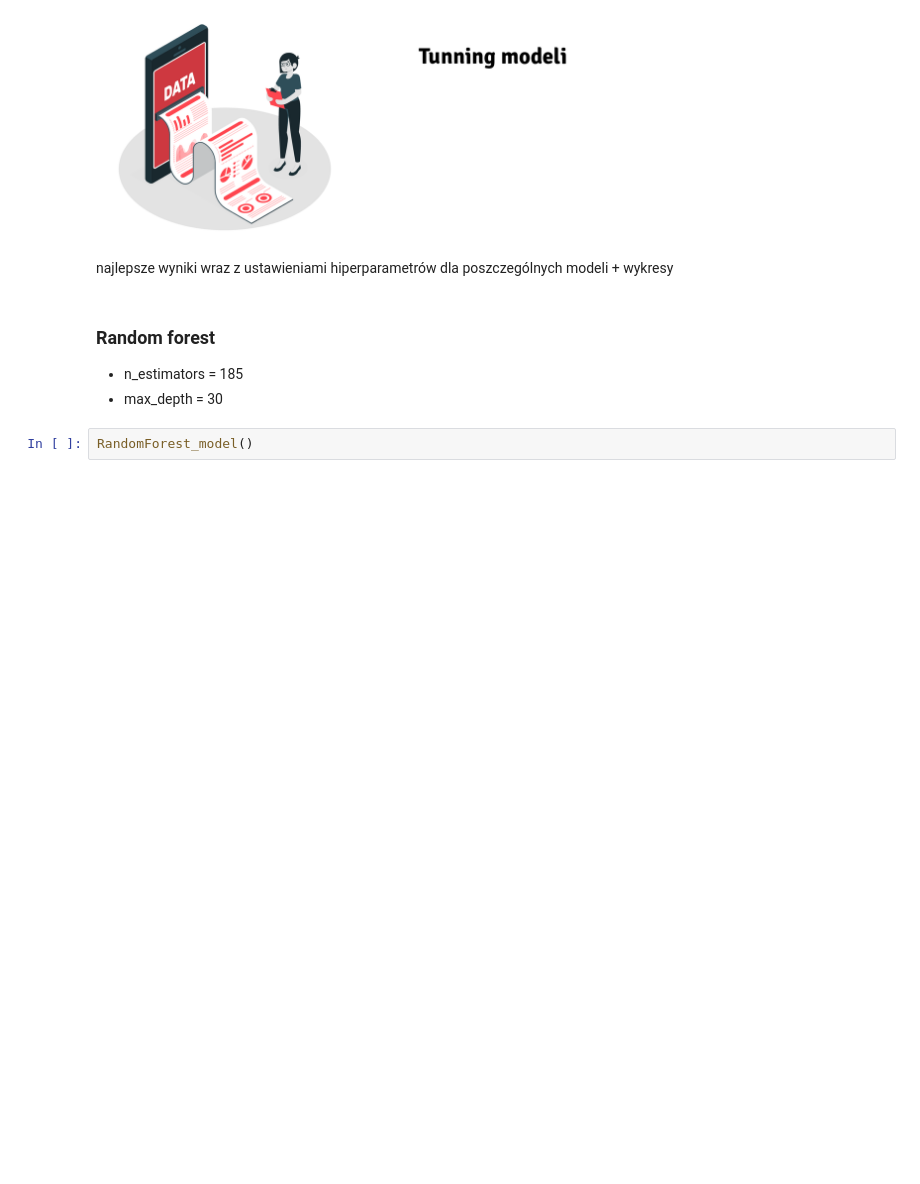
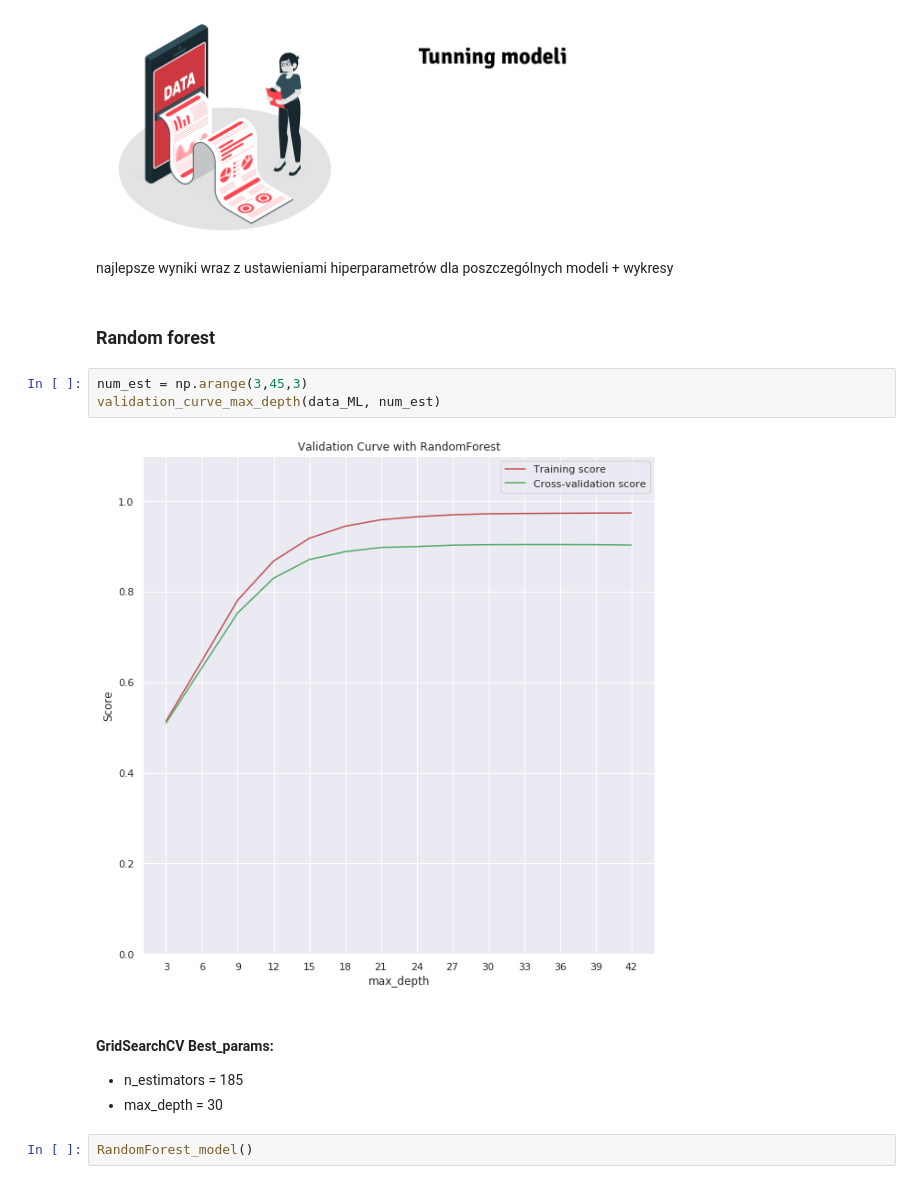
Before and after one commit to infoshareacademy/jdsz5-matrix, a Jupyter notebook: ML/results/app.ipynb, the cells around one changed output. Drawn from its saved outputs; the diff is of its cells as text; blank space fills up the shorter version.

Commit message:
Dodano do prezentacji validation_curve

```diff
--- a/ML/results/app.ipynb
+++ b/ML/results/app.ipynb
@@ -328,8 +319,15 @@ display(Image(filename='../graphics/app/airbnb-01.png'))
 [figure]
 # %% [markdown]
 najlepsze wyniki wraz z ustawieniami hiperparametrów dla poszczególnych modeli + wykresy
+# %% [markdown]
+### Random forest
+# %%
+num_est = np.arange(3,45,3)
+validation_curve_max_depth(data_ML, num_est)
+# %% [output]
+[figure, added]
 # %% [markdown]
-### Random forest
+#### GridSearchCV Best_params:
 - n_estimators = 185
 - max_depth = 30
 # %%
```
Also changed, not shown: parts of 7 cells of this notebook.
